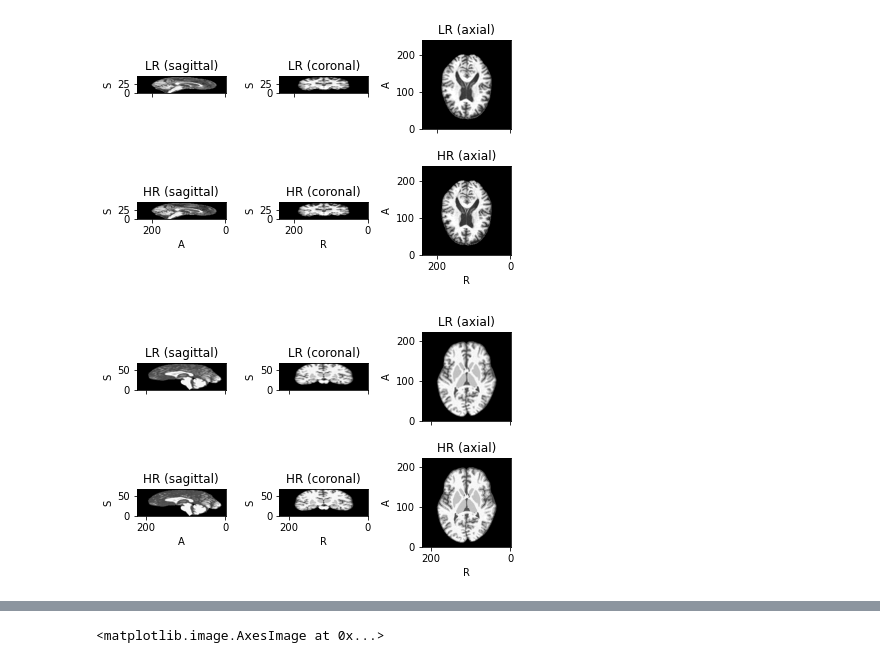
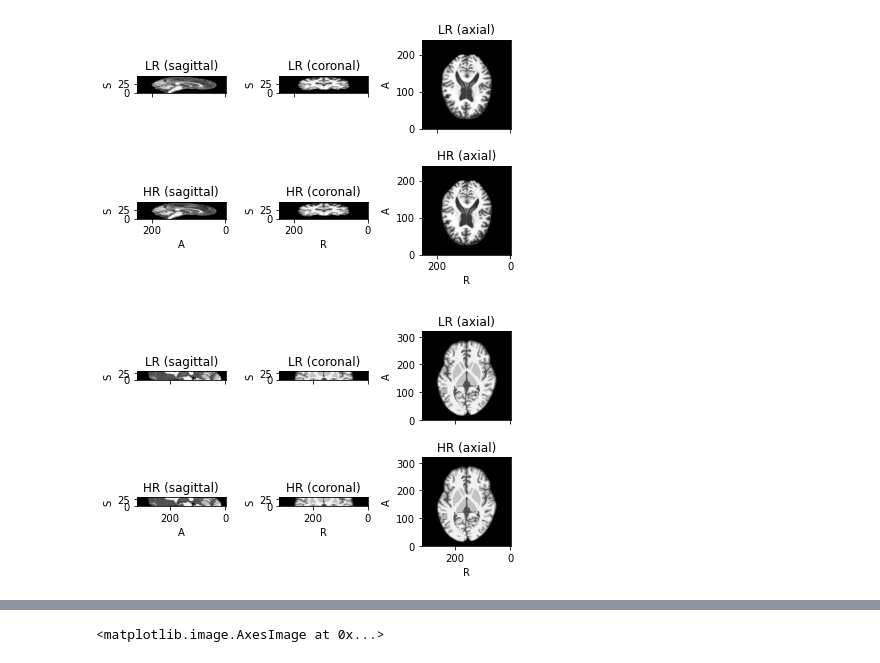
Before and after one commit to rienboonstoppel/SRGan, a Jupyter notebook: fft.ipynb, the cells around one changed output, grey strips where cells are left out. Cells and saved outputs as stored; diff of their text form; code cells hidden in the pictures.

```diff
--- a/fft.ipynb
+++ b/fft.ipynb
@@ -41,15 +41,15 @@ real_set[0].plot()
 # %% [output]
 [figure]
 # %%
-img_sim = ImagePair(number=100206, simulated=True, select_slices=70)
+img_sim = ImagePair(number=100206, simulated=True, select_slices=50, dataset='1mm_07mm')
 sim_subject = [img_sim.subject()]
 
 sim_set = tio.SubjectsDataset(
     sim_subject, transform=Normalize(std=std))
 
 sim_set[0].plot()
 # %% [output]
-[figure, old version]
+[figure, new version]
 # %%
 def fft2_plot(slice):
     return torch.log10(abs(torch.fft.fftshift(torch.fft.fft2(slice))))
```
Also changed, not shown: parts of 3 cells of this notebook, 4 other files.
